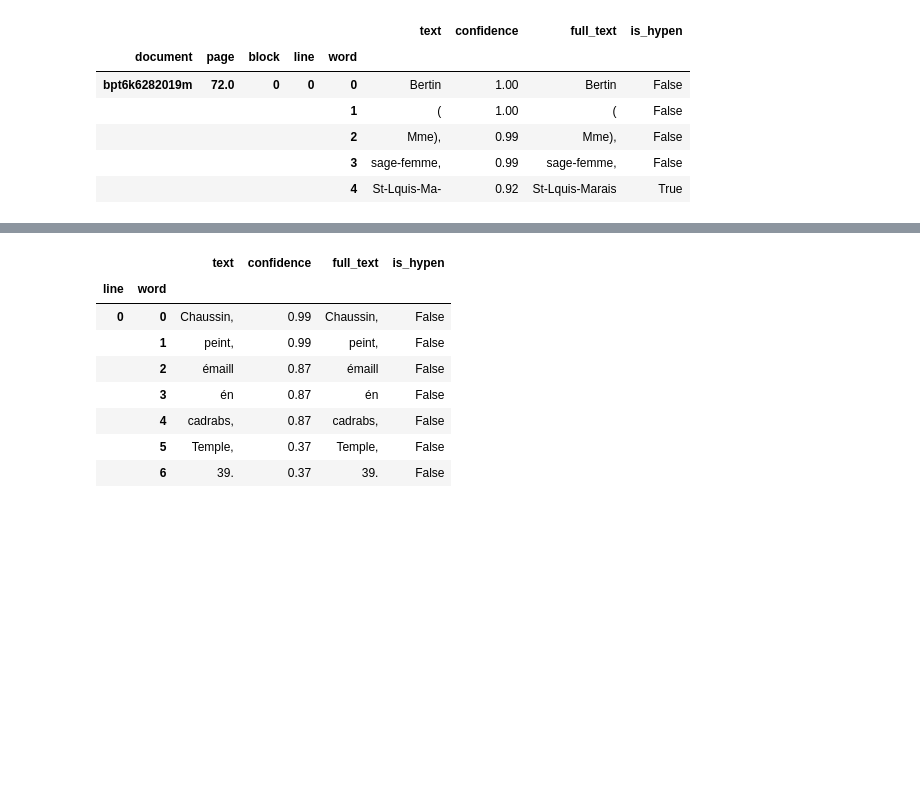
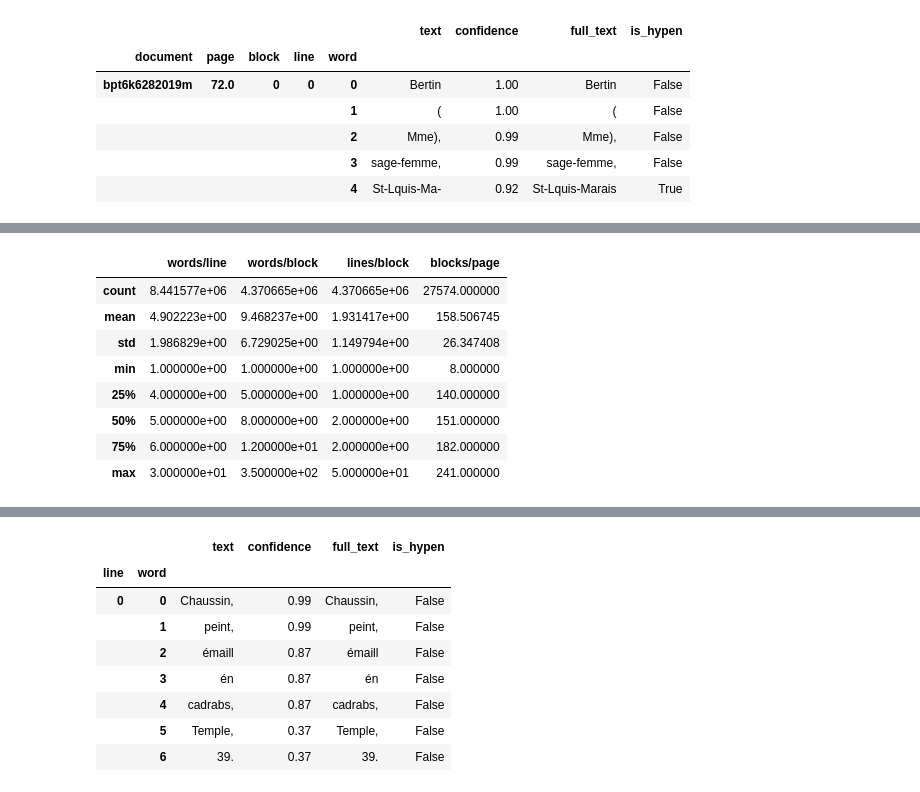
Before and after one commit to adescombes/Richelieu, a Jupyter notebook: Gallica OCR confidence stats.ipynb, the cells around one changed output, grey strips where cells are left out. Cells and saved outputs as stored; diff of their text form; code cells hidden in the pictures; blank space fills up the shorter version.

```diff
--- a/Gallica OCR confidence stats.ipynb
+++ b/Gallica OCR confidence stats.ipynb
@@ -97,3 +139,18 @@ pd.DataFrame(
+# %%
+pd.concat([words_per_line.describe().to_frame('words/line'),
+           words_per_block.describe().to_frame('words/block'),
+           lines_per_block.describe().to_frame('lines/block'),
+           block_per_page.describe().to_frame('blocks/page')], axis=1)
+# %% [output]
+|  | words/line | words/block | lines/block | blocks/page |
+| count | 8.441577e+06 | 4.370665e+06 | 4.370665e+06 | 27574.000000 |
+| mean | 4.902223e+00 | 9.468237e+00 | 1.931417e+00 | 158.506745 |
+| std | 1.986829e+00 | 6.729025e+00 | 1.149794e+00 | 26.347408 |
+| min | 1.000000e+00 | 1.000000e+00 | 1.000000e+00 | 8.000000 |
+| 25% | 4.000000e+00 | 5.000000e+00 | 1.000000e+00 | 140.000000 |
+| 50% | 5.000000e+00 | 8.000000e+00 | 2.000000e+00 | 151.000000 |
+| 75% | 6.000000e+00 | 1.200000e+01 | 2.000000e+00 | 182.000000 |
+| max | 3.000000e+01 | 3.500000e+02 | 5.000000e+01 | 241.000000 |
 # %%
 pd.DataFrame(
     np.vstack([np.percentile(x, [50, 75, 90, 95, 99, 99.5, 99.9, 99.99])
```
Also changed, not shown: parts of 12 cells of this notebook.
